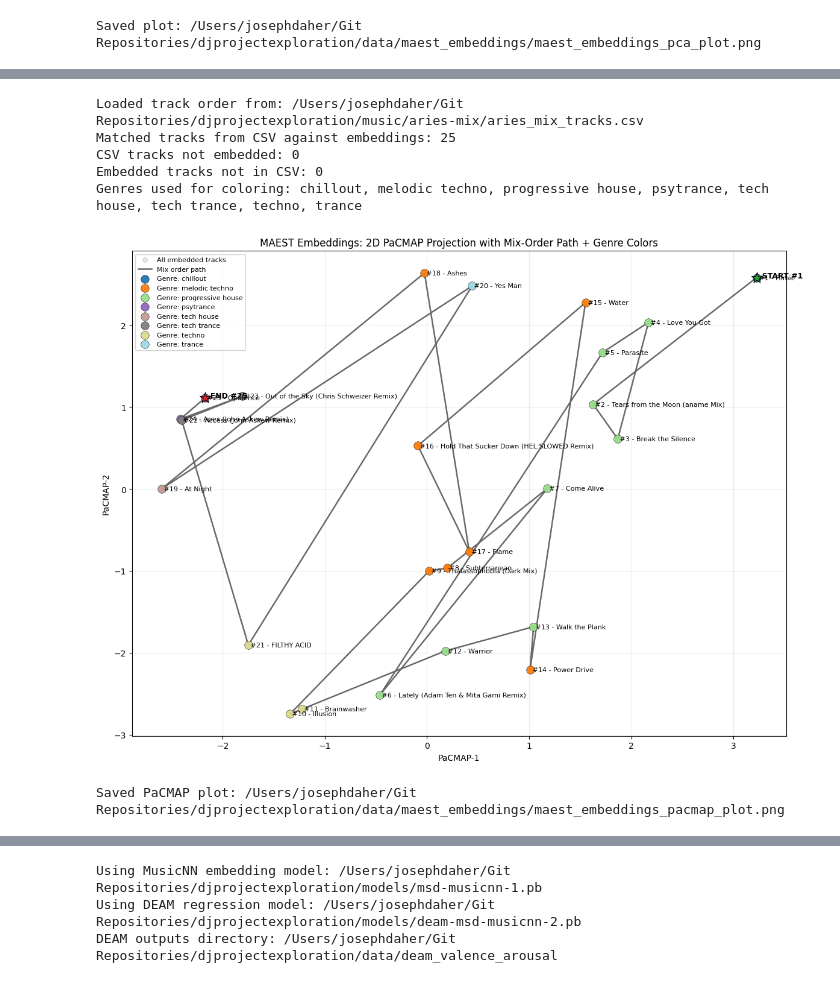
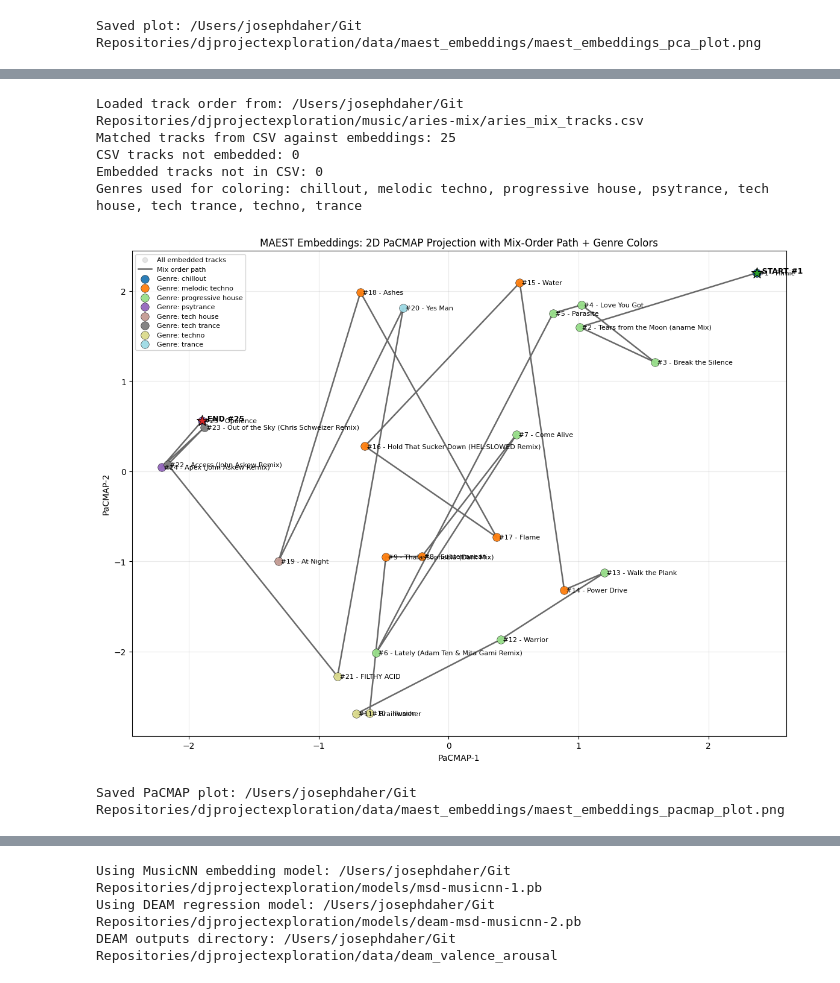
Before and after one commit to josephedaher24/djprojectexploration, a Jupyter notebook: notebooks/embeddings.ipynb, the cells around one changed output, grey strips where cells are left out. Cells and saved outputs as stored; diff of their text form; code cells hidden in the pictures.

```diff
--- a/notebooks/maest_embeddings_batch.ipynb
+++ b/notebooks/embeddings.ipynb
@@ -6,12 +12,21 @@ stores outputs in `data/maest_embeddings/`, and generates a labeled 2D PCA plot.
 # %%
 from __future__ import annotations
 
+import csv
 import json
+import re
 import sys
 from pathlib import Path
 
 import matplotlib.pyplot as plt
 import numpy as np
+from matplotlib.lines import Line2D
+from essentia.standard import MonoLoader
+
+try:
+    import pacmap
+except ImportError:
+    pacmap = None
 
 PROJECT_ROOT = Path.cwd().resolve()
 if not (PROJECT_ROOT / "music").exists() and (PROJECT_ROOT.parent / "music").exists():
@@ -29,11 +44,22 @@ def to_project_relpath(path: str | Path) -> str:
     except ValueError:
         return str(resolved)
 
+
 from djprojectexploration.maest_embedding_extractor import (
     DEFAULT_MODEL_FILENAME,
     DEFAULT_OUTPUT_NODE,
     extract_embedding,
 )
+from djprojectexploration.deam_valence_arousal import (
+    predict_deam_valence_arousal_musicnn,
+    save_deam_prediction_json,
+)
+from djprojectexploration.chroma_embedding import generate_chroma_embedding
+from djprojectexploration.harmonic_compatibility import (
+    PITCH_CLASS_C_ORDER,
+    build_fifth_kernel,
+    pairwise_fifth_aware_similarity_matrix,
+)
 
 print(f"Project root: {PROJECT_ROOT}")
 # %% [output]
@@ -343,24 +371,16 @@ Same visualization as above, but with a 2D PaCMAP projection instead of PCA.
 # %%
-import csv
-from pathlib import Path
-
-try:
-    import pacmap
-except ImportError as exc:
-    raise ImportError(
-        "PaCMAP is not installed in this environment. Install with: pip install pacmap"
-    ) from exc
+if pacmap is None:
+    raise ImportError("PaCMAP is not installed in this environment. Install with: pip install pacmap")
 
 if embeddings.shape[0] < 2:
     raise ValueError("Need at least 2 tracks to build a 2D projection.")
 
-n_neighbors = min(10, max(2, embeddings.shape[0] - 1))
 reducer = pacmap.PaCMAP(
     n_components=2,
-    n_neighbors=n_neighbors,
+    n_neighbors=min(10, max(2, embeddings.shape[0] - 1)),
     MN_ratio=0.5,
-    FP_ratio=2.0,
-    random_state=602,
+    FP_ratio=1.5,
+    random_state=7777,
 )
 coords_pacmap = reducer.fit_transform(embeddings.astype(np.float32))
 
@@ -530,8 +550,8 @@ Warning: random state is set to 602.
 Sample size is smaller than the total number of assigned points, n_neighbors, n_MN, n_FP would be reorganized
 Loaded track order from: /Users/josephdaher/Git Repositories/djprojectexploration/music/aries-mix/aries_mix_tracks.csv
 Matched tracks from CSV against embeddings: 25
 CSV tracks not embedded: 0
 Embedded tracks not in CSV: 0
 Genres used for coloring: chillout, melodic techno, progressive house, psytrance, tech house, tech trance, techno, trance
-[figure, old version]
+[figure, new version]
 Saved PaCMAP plot: /Users/josephdaher/Git Repositories/djprojectexploration/data/maest_embeddings/maest_embeddings_pacmap_plot.png
```
Also changed, not shown: parts of 28 cells of this notebook, 34 other files.
